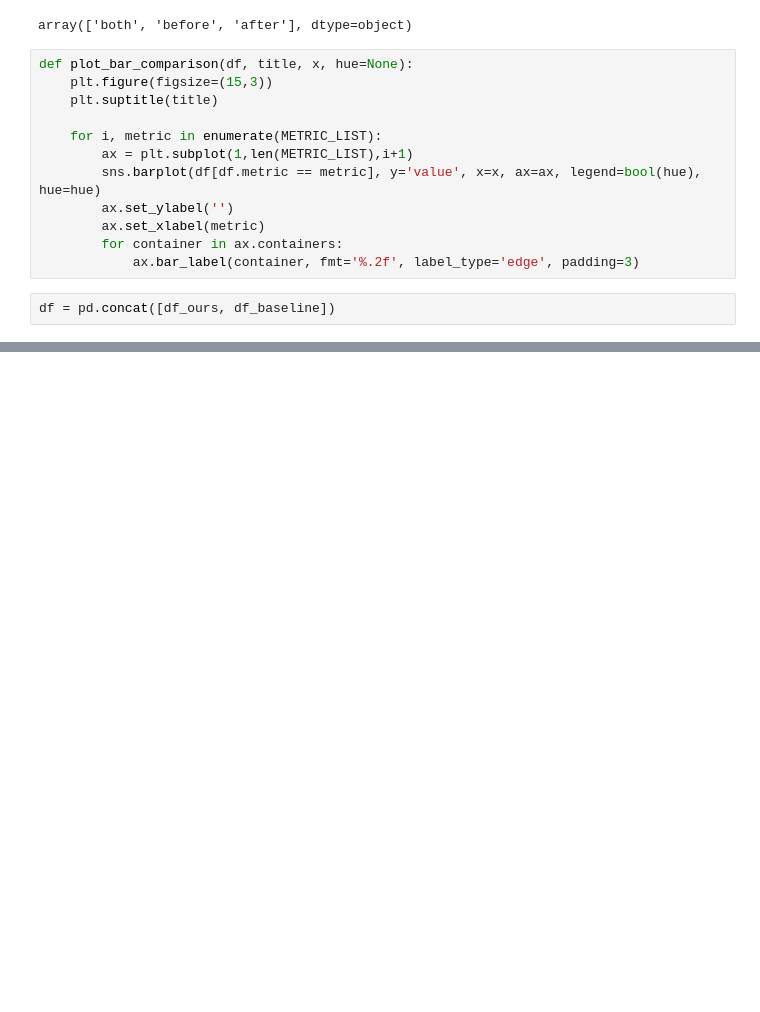
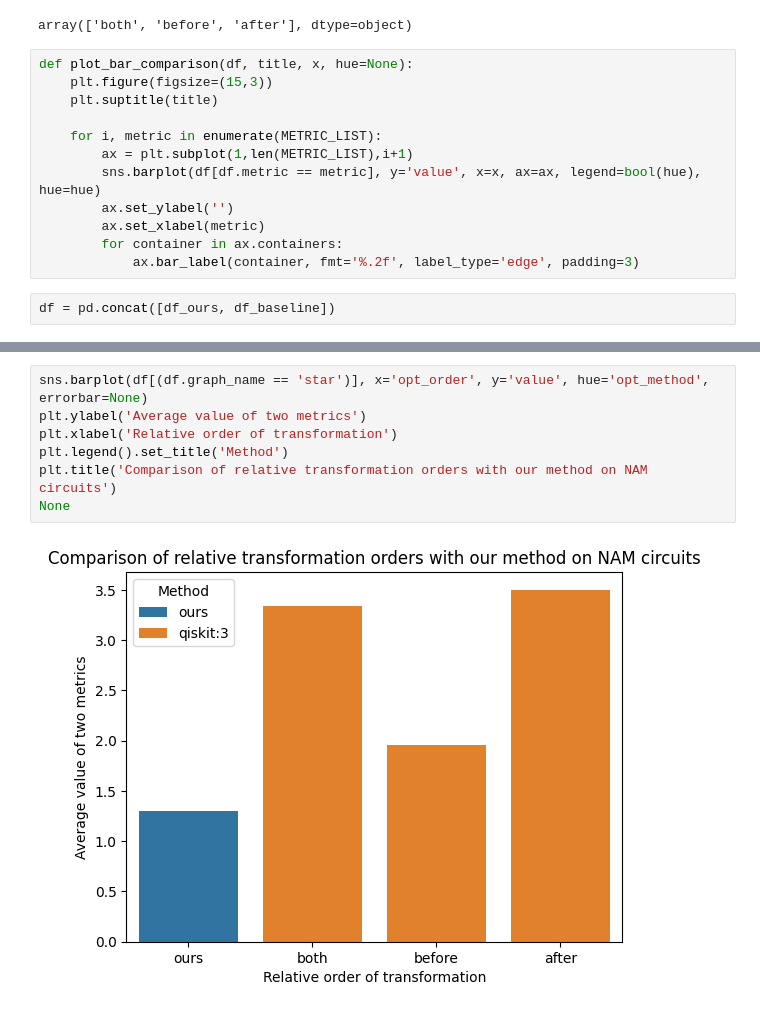
Before and after one commit to congfeng4/QuantumCompiler, a Jupyter notebook: compare.ipynb, the cells around one changed output, grey strips where cells are left out. Saved outputs shown, nothing was run; the diff lists cells and outputs as text; blank space fills up the shorter version.

```diff
--- a/compare.ipynb
+++ b/compare.ipynb
@@ -148,0 +138,9 @@ plot_one_graph_one_metric_xlabel_circuit(df, graph='star', metric='ops_ratio')
+# %%
+sns.barplot(df[(df.graph_name == 'star')], x='opt_order', y='value', hue='opt_method', errorbar=None)
+plt.ylabel('Average value of two metrics')
+plt.xlabel('Relative order of transformation')
+plt.legend().set_title('Method')
+plt.title('Comparison of relative transformation orders with our method on NAM circuits')
+None
+# %% [output]
+[figure, added]
```
Also changed, not shown: parts of 12 cells of this notebook, 11 other files.
